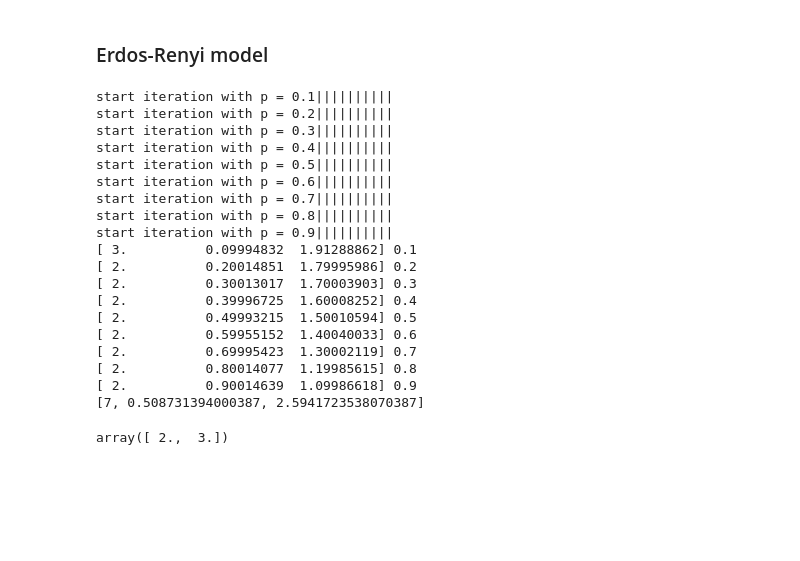
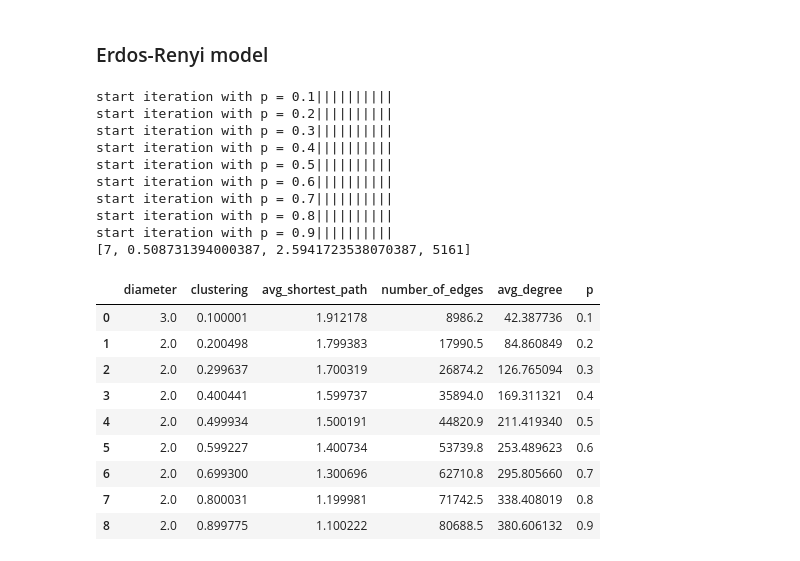
Before and after one commit to Zelich/HSE_tasks, a Jupyter notebook: Seti_Project1.ipynb, the cells around one changed output. Cells and saved outputs as stored; diff of their text form; code cells hidden in the pictures; blank space fills up the shorter version.

```diff
--- a/Seti_Project1.ipynb
+++ b/Seti_Project1.ipynb
@@ -472,2 +472,10 @@ cocore.to_csv("filename.csv")
 # %% [markdown]
 ### Erdos-Renyi model
+# %%
+# get diameter, clustering coefficient, avg shortest path, number of edges, avg degree
+def get_common_info(nG):
+    nG_sub = nG.subgraph(max(nx.connected_component_subgraphs(nG), key=len))
+    ndiameter = nx.diameter(nG_sub)
+    nclust_coef = nx.average_clustering(nG_sub)
+    navg_short_path = nx.average_shortest_path_length(nG_sub)
+    return [ndiameter, nclust_coef, navg_short_path, len(nG.edges()), sum(nx.degree(nG).values())/n]
@@ -474,21 +485,16 @@ cocore.to_csv("filename.csv")
 # %%
-n = len(G.nodes())
-stats = []
+stats_er = []
 iter = 10
 for p in np.linspace(0.1, 0.9, 9):
     print("start iteration with p =", p, end='')
     cur_p_stats = []
     for i in range(iter):
         nG = nx.erdos_renyi_graph(n=n, p=p)
-        ndiameter = nx.diameter(nG.subgraph(max(nx.connected_component_subgraphs(nG), key=len)))
-        nclust_coef = nx.average_clustering(nG)
-        navg_short_path = nx.average_shortest_path_length(nG)
-        cur_p_stats.append([ndiameter, nclust_coef, navg_short_path, len(nG.edges()), sum(nx.degree(nG).values())/n])
+        cur_p_stats.append(get_common_info(nG))
+        # to check the progress
         print("|", end='')
     print()
-    stats.append((np.mean(cur_p_stats, axis=0), p))
-for stat in stats:
-    print(stat[1], stat[0])
+    stats_er.append((np.mean(cur_p_stats, axis=0), p))
 print([diameter, clust_coef, avg_short_path, len(G.edges())])
 # %% [output]
 start iteration with p = 0.1||||||||||
@@ -500,18 +506,21 @@ start iteration with p = 0.6||||||||||
 start iteration with p = 0.7||||||||||
 start iteration with p = 0.8||||||||||
 start iteration with p = 0.9||||||||||
-[ 3.          0.09994832  1.91288862] 0.1
-[ 2.          0.20014851  1.79995986] 0.2
-[ 2.          0.30013017  1.70003903] 0.3
-[ 2.          0.39996725  1.60008252] 0.4
-[ 2.          0.49993215  1.50010594] 0.5
-[ 2.          0.59955152  1.40040033] 0.6
-[ 2.          0.69995423  1.30002119] 0.7
-[ 2.          0.80014077  1.19985615] 0.8
-[ 2.          0.90014639  1.09986618] 0.9
-[7, 0.508731394000387, 2.5941723538070387]
+[7, 0.508731394000387, 2.5941723538070387, 5161]
-# %%
-a = [[1, 2], [3,4]]
-np.mean(a, axis=0)
-# %% [output]
-array([ 2.,  3.])
+# %%
+df_er = pd.DataFrame([x[0] for x in stats_er],
+                   columns=['diameter', 'clustering', 'avg_shortest_path',
+                            'number_of_edges', 'avg_degree'])
+df_er['p'] = [x[1] for x in stats_er]
+df_er
+# %% [output]
+|  | diameter | clustering | avg_shortest_path | number_of_edges | avg_degree | p |
+| 0 | 3.0 | 0.100001 | 1.912178 | 8986.2 | 42.387736 | 0.1 |
+| 1 | 2.0 | 0.200498 | 1.799383 | 17990.5 | 84.860849 | 0.2 |
+| 2 | 2.0 | 0.299637 | 1.700319 | 26874.2 | 126.765094 | 0.3 |
+| 3 | 2.0 | 0.400441 | 1.599737 | 35894.0 | 169.311321 | 0.4 |
+| 4 | 2.0 | 0.499934 | 1.500191 | 44820.9 | 211.419340 | 0.5 |
+| 5 | 2.0 | 0.599227 | 1.400734 | 53739.8 | 253.489623 | 0.6 |
+| 6 | 2.0 | 0.699300 | 1.300696 | 62710.8 | 295.805660 | 0.7 |
+| 7 | 2.0 | 0.800031 | 1.199981 | 71742.5 | 338.408019 | 0.8 |
+| 8 | 2.0 | 0.899775 | 1.100222 | 80688.5 | 380.606132 | 0.9 |
```
Also changed, not shown: parts of 32 cells of this notebook.
